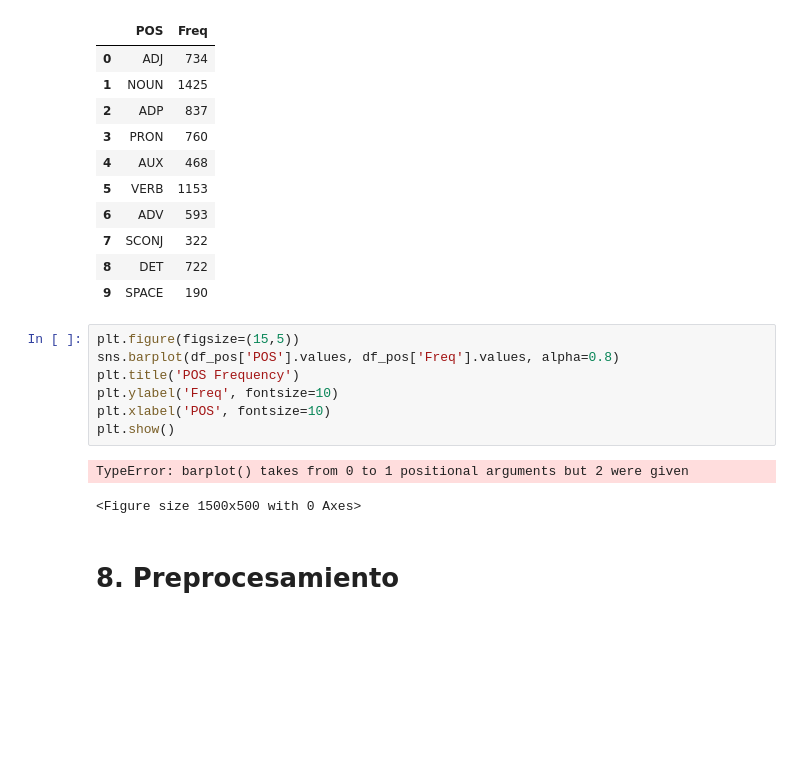
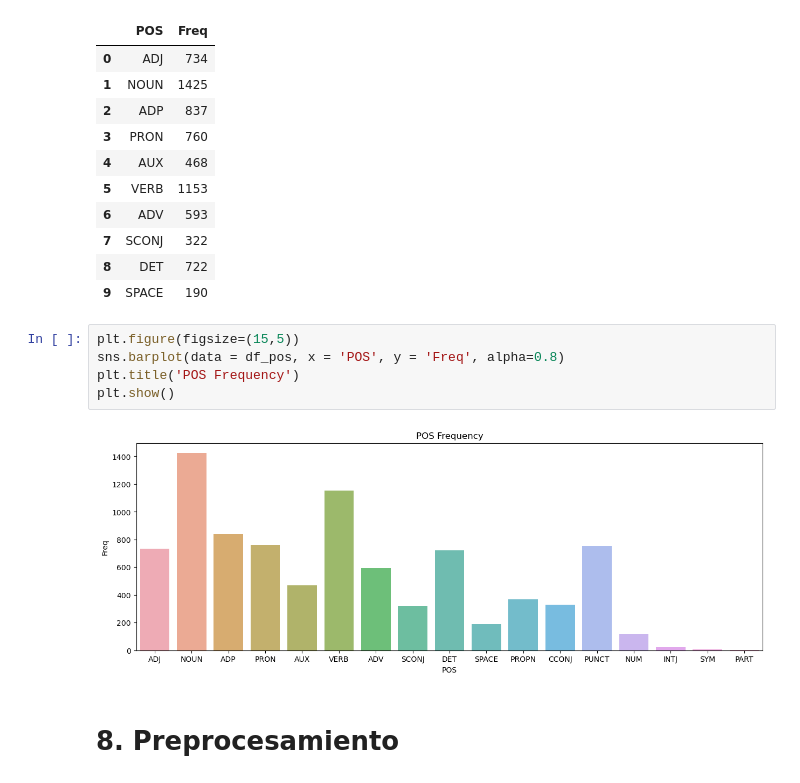
Before and after one commit to ISCOUTB/InteligenciaArtificial-ISCO-A06A, a Jupyter notebook: laboratories/unstructured_data.ipynb, the cells around one changed output. Cells and saved outputs as stored; diff of their text form; blank space fills up the shorter version.

```diff
--- a/laboratories/unstructured_data.ipynb
+++ b/laboratories/unstructured_data.ipynb
@@ -196,14 +233,11 @@ df_pos.head(10)
 | 9 | SPACE | 190 |
 # %%
 plt.figure(figsize=(15,5))
-sns.barplot(df_pos['POS'].values, df_pos['Freq'].values, alpha=0.8)
+sns.barplot(data = df_pos, x = 'POS', y = 'Freq', alpha=0.8)
 plt.title('POS Frequency')
-plt.ylabel('Freq', fontsize=10)
-plt.xlabel('POS', fontsize=10)
 plt.show()
 # %% [output]
-TypeError: barplot() takes from 0 to 1 positional arguments but 2 were given
-<Figure size 1500x500 with 0 Axes>
+[figure, added]
 # %% [markdown]
 # 8. Preprocesamiento
 # %%
```
Also changed, not shown: parts of 25 cells of this notebook, 1 other file.
